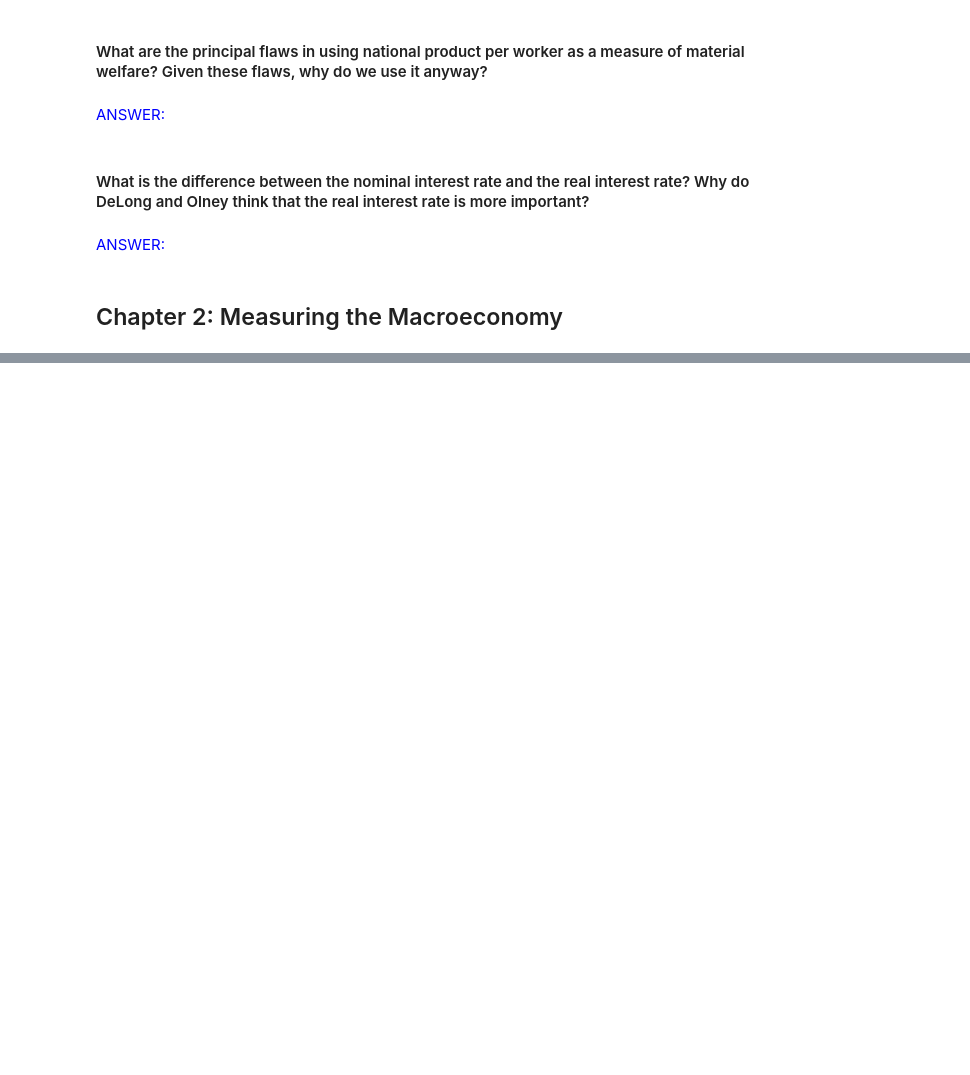
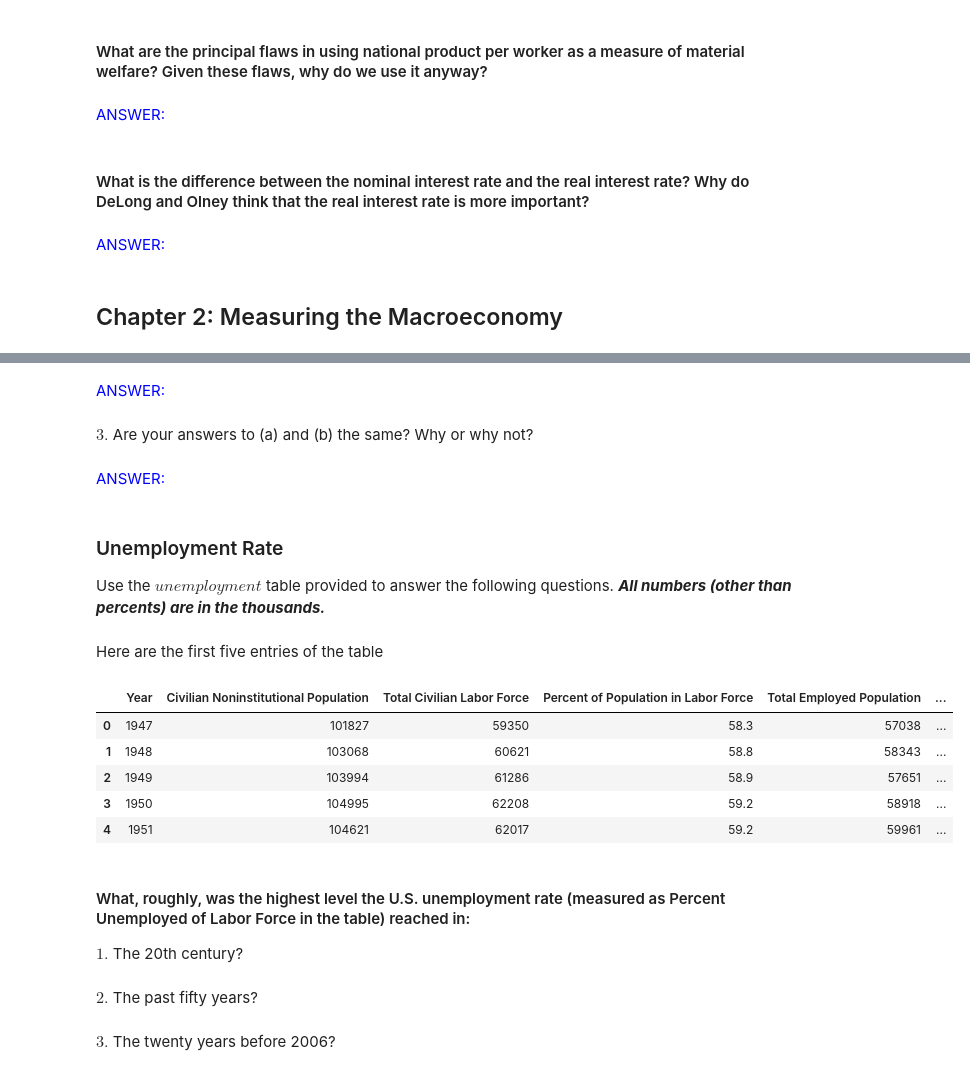
Before and after one commit to ds-modules/ECON-101B, a Jupyter notebook: Problem Set 1/Problem Set 1.ipynb, the cells around one changed output, grey strips where cells are left out. Saved outputs shown, nothing was run; the diff lists cells and outputs as text; code cells hidden in the pictures; blank space fills up the shorter version.

```diff
--- a/Problem Set 1/Problem Set 1.ipynb
+++ b/Problem Set 1/Problem Set 1.ipynb
@@ -197,0 +288,25 @@ ANSWER:
+# %% [markdown]
+<font color='blue'> ANSWER:
+# %% [markdown]
+$3.$ Are your answers to (a) and (b) the same? Why or why not?
+# %% [markdown]
+<font color='blue'> ANSWER:
+# %% [markdown]
+### Unemployment Rate
+
+Use the $unemployment$ table provided to answer the following questions. ***All numbers (other than percents) are in the thousands.***
+# %% [markdown]
+Here are the first five entries of the table
+# %%
+unemployment.head()
+# %% [output]
+|  | Year | Civilian Noninstitutional Population | Total Civilian Labor Force | Percent of Population in Labor Force | Total Employed Population | ... |
+| 0 | 1947 | 101827 | 59350 | 58.3 | 57038 | ... |
+| 1 | 1948 | 103068 | 60621 | 58.8 | 58343 | ... |
+| 2 | 1949 | 103994 | 61286 | 58.9 | 57651 | ... |
+| 3 | 1950 | 104995 | 62208 | 59.2 | 58918 | ... |
+| 4 | 1951 | 104621 | 62017 | 59.2 | 59961 | ... |
+# %% [markdown]
+#### What, roughly, was the highest level the U.S. unemployment rate (measured as Percent Unemployed of Labor Force in the table) reached in:
+
+$1.$ The 20th century?
@@ -197,0 +315,2 @@ ANSWER:
+# %% [markdown]
+$2.$ The past fifty years?
@@ -197,0 +319,2 @@ ANSWER:
+# %% [markdown]
+$3.$ The twenty years before 2006?
```
Also changed, not shown: parts of 114 cells of this notebook, 4 other files.
